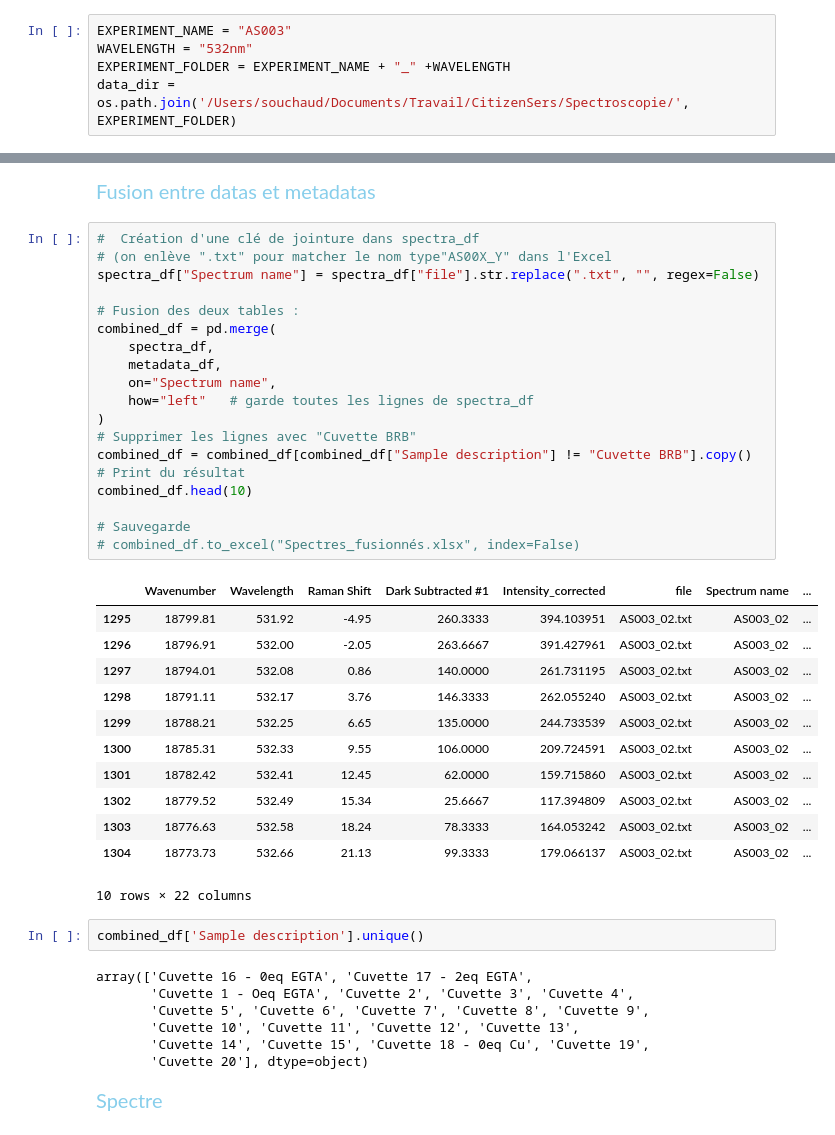
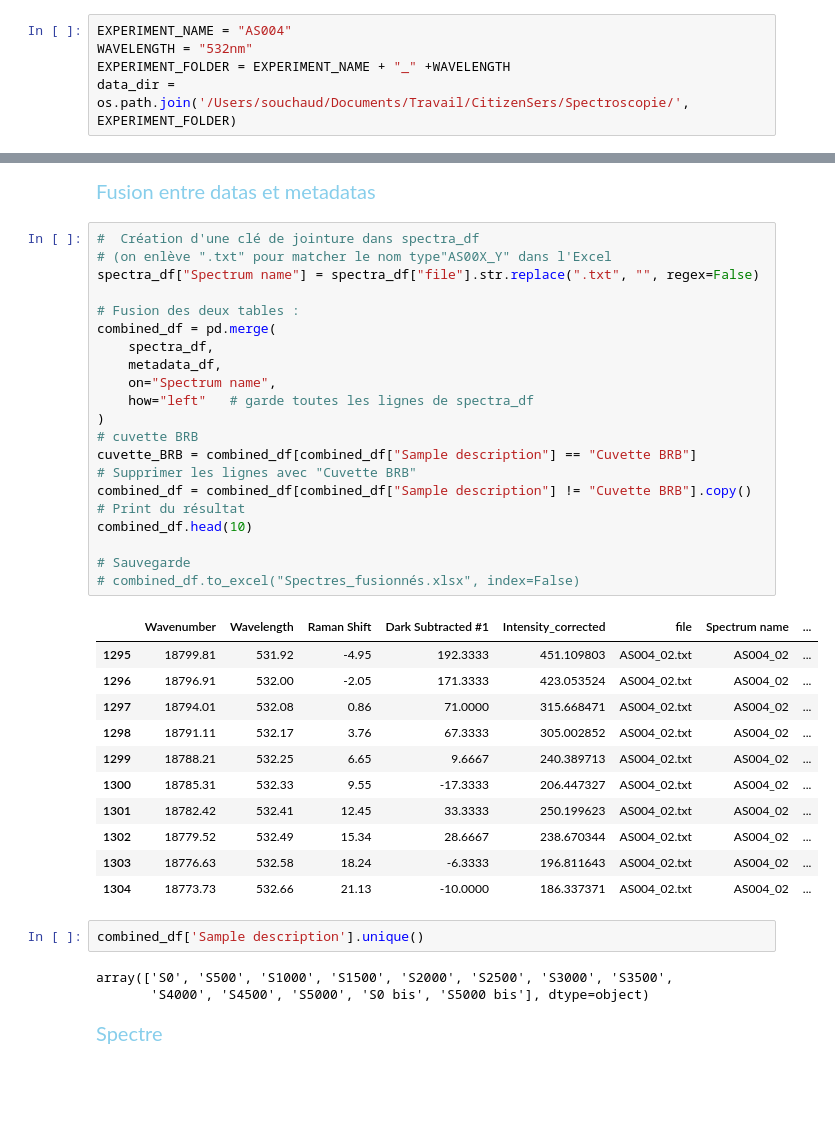
Before and after one commit to Alex-code-lab/spectroscopie_raman, a Jupyter notebook: jupyter_workflow.ipynb, the cells around one changed output, grey strips where cells are left out. Saved outputs shown, nothing was run; the diff lists cells and outputs as text; blank space fills up the shorter version.

```diff
--- a/jupyter_workflow.ipynb
+++ b/jupyter_workflow.ipynb
@@ -51,7 +52,7 @@ import matplotlib.pyplot as plt
 # %% [markdown]
 <span style="color: skyblue; font-size: 20px; font-style: bold"> Paramètresde l'étude </span>
 # %%
-EXPERIMENT_NAME = "AS003"
+EXPERIMENT_NAME = "AS004"
 WAVELENGTH = "532nm"
 EXPERIMENT_FOLDER = EXPERIMENT_NAME + "_" +WAVELENGTH
 data_dir = os.path.join('/Users/souchaud/Documents/Travail/CitizenSers/Spectroscopie/', EXPERIMENT_FOLDER)
@@ -247,44 +247,41 @@ spectra_df.head()
 # %%
 #  Création d'une clé de jointure dans spectra_df
 # (on enlève ".txt" pour matcher le nom type"AS00X_Y" dans l'Excel
 spectra_df["Spectrum name"] = spectra_df["file"].str.replace(".txt", "", regex=False)
 
 # Fusion des deux tables :
 combined_df = pd.merge(
     spectra_df,
     metadata_df,
     on="Spectrum name",
     how="left"   # garde toutes les lignes de spectra_df
 )
+# cuvette BRB
+cuvette_BRB = combined_df[combined_df["Sample description"] == "Cuvette BRB"]
 # Supprimer les lignes avec "Cuvette BRB"
 combined_df = combined_df[combined_df["Sample description"] != "Cuvette BRB"].copy()
 # Print du résultat
 combined_df.head(10)
 
 # Sauvegarde
 # combined_df.to_excel("Spectres_fusionnés.xlsx", index=False)
 # %% [output]
 |  | Wavenumber | Wavelength | Raman Shift | Dark Subtracted #1 | Intensity_corrected | file | Spectrum name | ... |
-| 1295 | 18799.81 | 531.92 | -4.95 | 260.3333 | 394.103951 | AS003_02.txt | AS003_02 | ... |
-| 1296 | 18796.91 | 532.00 | -2.05 | 263.6667 | 391.427961 | AS003_02.txt | AS003_02 | ... |
-| 1297 | 18794.01 | 532.08 | 0.86 | 140.0000 | 261.731195 | AS003_02.txt | AS003_02 | ... |
-| 1298 | 18791.11 | 532.17 | 3.76 | 146.3333 | 262.055240 | AS003_02.txt | AS003_02 | ... |
-| 1299 | 18788.21 | 532.25 | 6.65 | 135.0000 | 244.733539 | AS003_02.txt | AS003_02 | ... |
-| 1300 | 18785.31 | 532.33 | 9.55 | 106.0000 | 209.724591 | AS003_02.txt | AS003_02 | ... |
-| 1301 | 18782.42 | 532.41 | 12.45 | 62.0000 | 159.715860 | AS003_02.txt | AS003_02 | ... |
-| 1302 | 18779.52 | 532.49 | 15.34 | 25.6667 | 117.394809 | AS003_02.txt | AS003_02 | ... |
-| 1303 | 18776.63 | 532.58 | 18.24 | 78.3333 | 164.053242 | AS003_02.txt | AS003_02 | ... |
-| 1304 | 18773.73 | 532.66 | 21.13 | 99.3333 | 179.066137 | AS003_02.txt | AS003_02 | ... |
+| 1295 | 18799.81 | 531.92 | -4.95 | 192.3333 | 451.109803 | AS004_02.txt | AS004_02 | ... |
+| 1296 | 18796.91 | 532.00 | -2.05 | 171.3333 | 423.053524 | AS004_02.txt | AS004_02 | ... |
+| 1297 | 18794.01 | 532.08 | 0.86 | 71.0000 | 315.668471 | AS004_02.txt | AS004_02 | ... |
+| 1298 | 18791.11 | 532.17 | 3.76 | 67.3333 | 305.002852 | AS004_02.txt | AS004_02 | ... |
+| 1299 | 18788.21 | 532.25 | 6.65 | 9.6667 | 240.389713 | AS004_02.txt | AS004_02 | ... |
+| 1300 | 18785.31 | 532.33 | 9.55 | -17.3333 | 206.447327 | AS004_02.txt | AS004_02 | ... |
+| 1301 | 18782.42 | 532.41 | 12.45 | 33.3333 | 250.199623 | AS004_02.txt | AS004_02 | ... |
+| 1302 | 18779.52 | 532.49 | 15.34 | 28.6667 | 238.670344 | AS004_02.txt | AS004_02 | ... |
+| 1303 | 18776.63 | 532.58 | 18.24 | -6.3333 | 196.811643 | AS004_02.txt | AS004_02 | ... |
+| 1304 | 18773.73 | 532.66 | 21.13 | -10.0000 | 186.337371 | AS004_02.txt | AS004_02 | ... |
-10 rows × 22 columns
 # %%
 combined_df['Sample description'].unique()
 # %% [output]
-array(['Cuvette 16 - 0eq EGTA', 'Cuvette 17 - 2eq EGTA',
-       'Cuvette 1 - Oeq EGTA', 'Cuvette 2', 'Cuvette 3', 'Cuvette 4',
-       'Cuvette 5', 'Cuvette 6', 'Cuvette 7', 'Cuvette 8', 'Cuvette 9',
-       'Cuvette 10', 'Cuvette 11', 'Cuvette 12', 'Cuvette 13',
-       'Cuvette 14', 'Cuvette 15', 'Cuvette 18 - 0eq Cu', 'Cuvette 19',
-       'Cuvette 20'], dtype=object)
+array(['S0', 'S500', 'S1000', 'S1500', 'S2000', 'S2500', 'S3000', 'S3500',
+       'S4000', 'S4500', 'S5000', 'S0 bis', 'S5000 bis'], dtype=object)
 # %% [markdown]
 <span style="color: skyblue; font-size: 20px; font-style: bold"> Spectre </span>
 # %%
```
Also changed, not shown: parts of 16 cells of this notebook, 9 other files.
